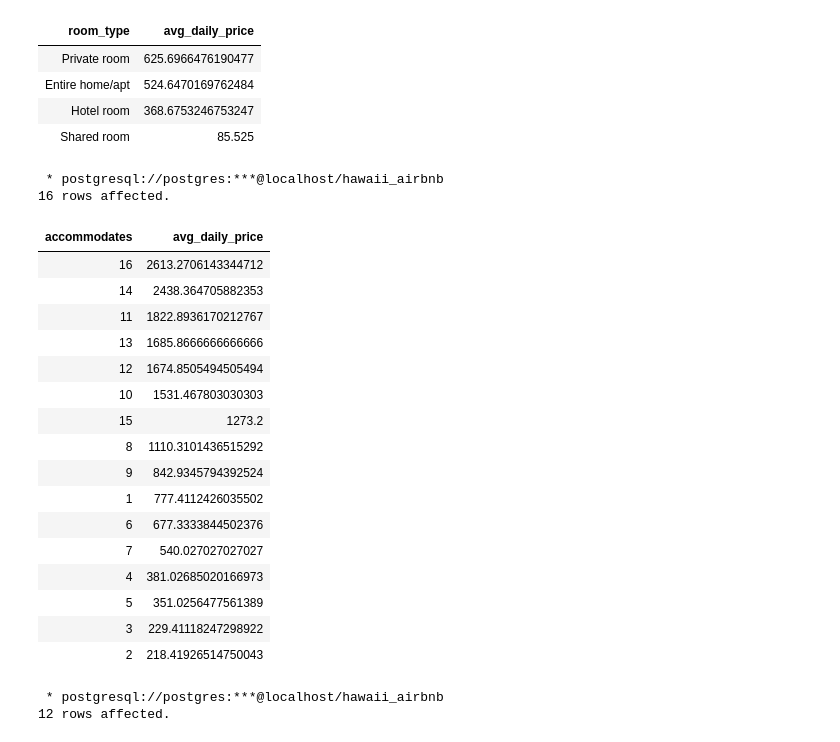
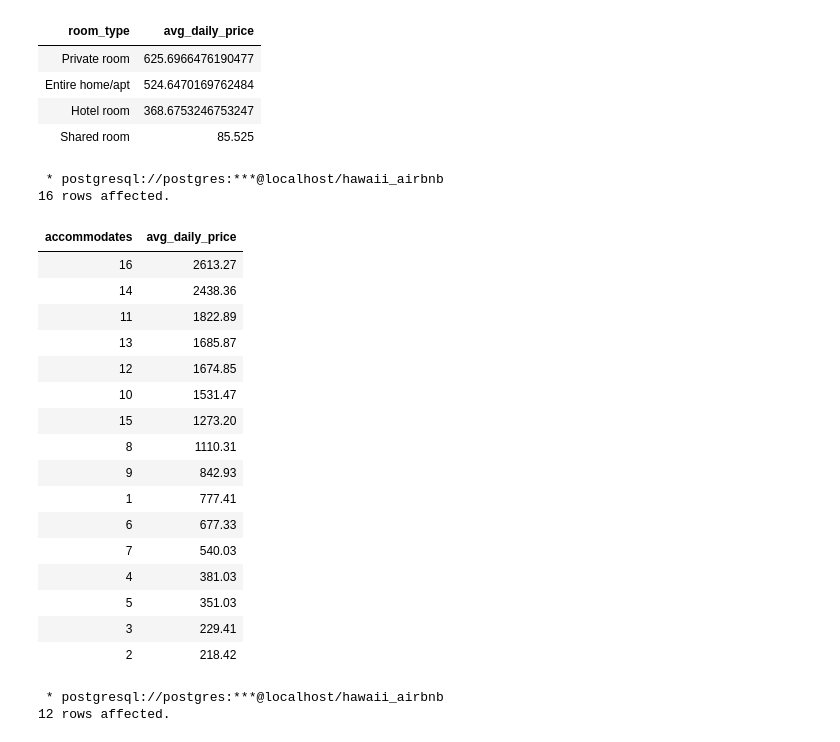
Before and after one commit to kaistops/Hawaii-Airbnb-Analysis, a Jupyter notebook: hawaii_airbnb_analysis.ipynb, the cells around one changed output. Cells and saved outputs as stored; diff of their text form; code cells hidden in the pictures.

```diff
--- a/hawaii_airbnb_analysis.ipynb
+++ b/hawaii_airbnb_analysis.ipynb
@@ -90,16 +91,20 @@ array(['Primary Urban Center', 'South Kohala', 'South Kona', 'North Kona',
 # 'bathrooms' column is entirely missing values, can go ahead and drop
 listings = listings.drop(columns=['bathrooms'])
 
-# Extracting bathroom number from 'bathrooms_text' column
+# Extract number of bathrooms in a listing from 'bathrooms_text' column
 listings['bathrooms_text'] = listings['bathrooms_text'].fillna('missing')
-display(listings['bathrooms_text'].unique())
 listings['bathroom_num'] = listings['bathrooms_text'].str.extract(r'(\d+(?:\.\d+)?)')
 listings.loc[listings['bathrooms_text'].str.lower().str.contains('half-bath'), 'bathroom_num'] = 0.5
 
-# Extracting whether a bathroom is shared or not from 'bathrooms_text' column
+# Extract whether a bathroom is shared or not from 'bathrooms_text' column
 listings['bathroom_shared'] = 0
 listings.loc[listings['bathrooms_text'].str.lower().str.contains('shared'), 'bathroom_shared'] = 1
 
+display(listings['bathroom_num'].isna().sum())
+
 # There are still 21 missing values for 'bathroom_num', I will just impute with most common bathroom number which is 1
 listings['bathroom_num'] = listings['bathroom_num'].fillna(listings['bathroom_num'].mode()[0])
+listings['bathroom_num'] = listings['bathroom_num'].astype(float)
+
+display(listings[['bathroom_num', 'bathroom_shared']].describe())
 # %% [output]
@@ -174,8 +160,5 @@ The remaining missing values can remain in the dataset. The values 'description'
 # %%
-# Dropping columns where all observations are missing
-listings = listings.drop(columns=['calendar_updated'])
-
-# Dropping other columns not relevant for analysis
-listings = listings.drop(columns=['scrape_id', 'listing_url', 'scrape_id', 'last_scraped', 'source', 'picture_url', 'latitude', 'longitude', 'minimum_minimum_nights',
+# Drop columns where all observations are missing and columns that are not relevant for analysis
+listings = listings.drop(columns=['calendar_updated', 'scrape_id', 'listing_url', 'scrape_id', 'last_scraped', 'source', 'picture_url', 'latitude', 'longitude', 'minimum_minimum_nights',
                                   	'maximum_minimum_nights', 'minimum_maximum_nights', 'maximum_maximum_nights', 'minimum_nights_avg_ntm',
                                     'maximum_nights_avg_ntm', 'calendar_last_scraped', 'license'])
@@ -692,30 +730,30 @@ ORDER BY avg_daily_price DESC;
 # %%
 %%sql
 
-SELECT accommodates, AVG(price) as avg_daily_price
+SELECT accommodates, ROUND(AVG(price::DECIMAL), 2) as avg_daily_price
 FROM listings
 GROUP BY accommodates
 ORDER BY avg_daily_price DESC;
 # %% [output]
  * postgresql://postgres:***@localhost/hawaii_airbnb
 16 rows affected.
 | accommodates | avg_daily_price |
-| 16 | 2613.2706143344712 |
-| 14 | 2438.364705882353 |
-| 11 | 1822.8936170212767 |
-| 13 | 1685.8666666666666 |
-| 12 | 1674.8505494505494 |
-| 10 | 1531.467803030303 |
-| 15 | 1273.2 |
-| 8 | 1110.3101436515292 |
-| 9 | 842.9345794392524 |
-| 1 | 777.4112426035502 |
-| 6 | 677.3333844502376 |
-| 7 | 540.027027027027 |
-| 4 | 381.02685020166973 |
-| 5 | 351.0256477561389 |
-| 3 | 229.41118247298922 |
-| 2 | 218.41926514750043 |
+| 16 | 2613.27 |
+| 14 | 2438.36 |
+| 11 | 1822.89 |
+| 13 | 1685.87 |
+| 12 | 1674.85 |
+| 10 | 1531.47 |
+| 15 | 1273.20 |
+| 8 | 1110.31 |
+| 9 | 842.93 |
+| 1 | 777.41 |
+| 6 | 677.33 |
+| 7 | 540.03 |
+| 4 | 381.03 |
+| 5 | 351.03 |
+| 3 | 229.41 |
+| 2 | 218.42 |
 # %%
 %%sql
 
```
Also changed, not shown: parts of 88 cells of this notebook.
